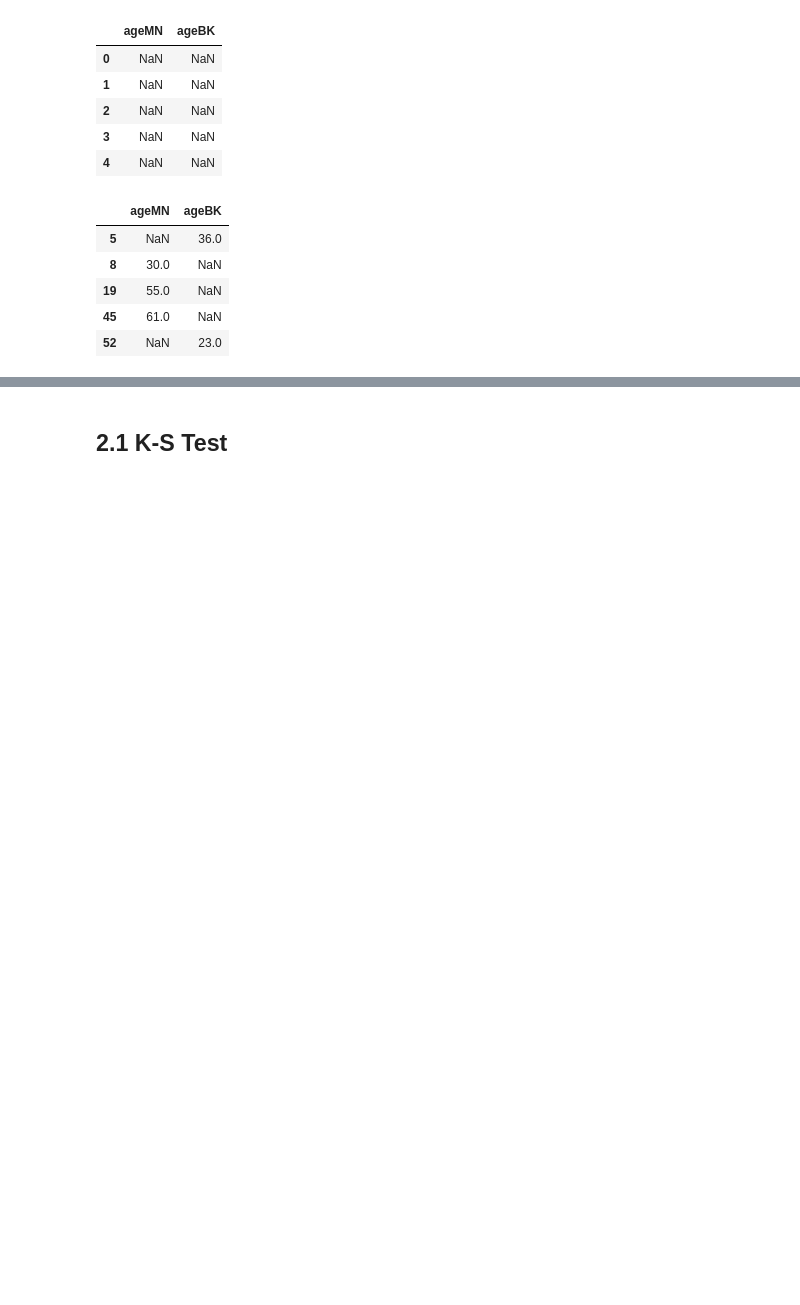
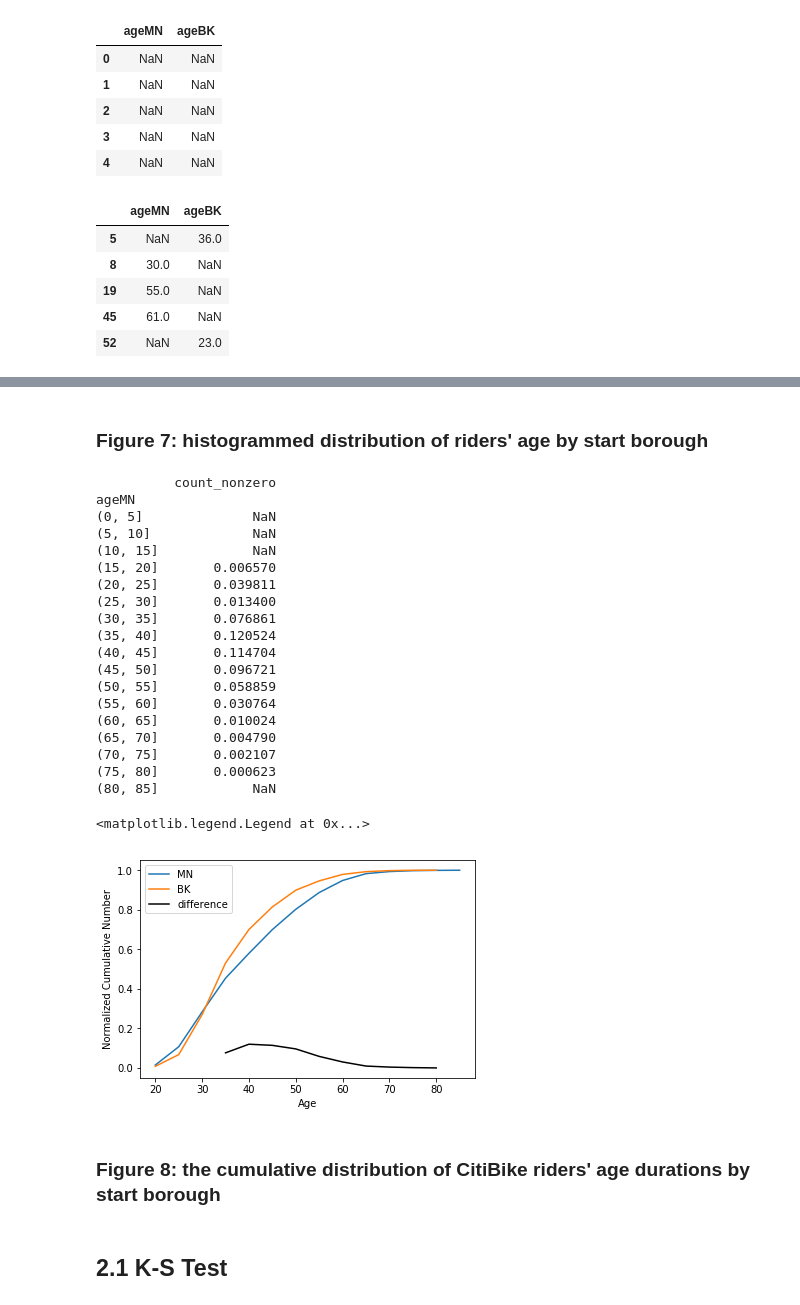
Before and after one commit to Ruibreeze/PUI2017_yw3447, a Jupyter notebook: HW4_yw3447/HW4_4_yw3447.ipynb, the cells around one changed output, grey strips where cells are left out. Cells and saved outputs as stored; diff of their text form; code cells hidden in the pictures; blank space fills up the shorter version.

```diff
--- a/HW4_yw3447/HW4_4_yw3447.ipynb
+++ b/HW4_yw3447/HW4_4_yw3447.ipynb
@@ -767,3 +783,43 @@ df2.head()
+# %% [markdown]
+### Figure 7: histogrammed distribution of riders' age by start borough
+# %%
+csM=df2.ageMN.groupby(pd.cut(df2.ageMN, bins)).agg([count_nonzero]).cumsum()
+
+csB=df2.ageBK.groupby(pd.cut(df2.ageBK, bins)).agg([count_nonzero]).cumsum()
+
+print (np.abs(csM / csM.max()-csB / csB.max()))
+
+pl.plot(bins[:-1] + 5, csM / csM.max(), label = "MN")
+pl.plot(bins[:-1] + 5, csB / csB.max(), label = "BK")
+pl.plot(bins[:-1] + 5, np.sqrt(csB / csB.max() - csM / csM.max())**2, 'k-',
+        label = "difference")
+pl.xlabel("Age")
+pl.ylabel("Normalized Cumulative Number")
+pl.legend()
+# %% [output]
+          count_nonzero
+ageMN
+(0, 5]              NaN
+(5, 10]             NaN
+(10, 15]            NaN
+(15, 20]       0.006570
+(20, 25]       0.039811
+(25, 30]       0.013400
+(30, 35]       0.076861
+(35, 40]       0.120524
+(40, 45]       0.114704
+(45, 50]       0.096721
+(50, 55]       0.058859
+(55, 60]       0.030764
+(60, 65]       0.010024
+(65, 70]       0.004790
+(70, 75]       0.002107
+(75, 80]       0.000623
+(80, 85]            NaN
+<matplotlib.legend.Legend at 0x...>
+[figure, added]
+# %% [markdown]
+### Figure 8: the cumulative distribution of CitiBike riders' age durations by start borough
 # %% [markdown]
 ## 2.1 K-S Test
 # %%
```
Also changed, not shown: parts of 4 cells of this notebook.
